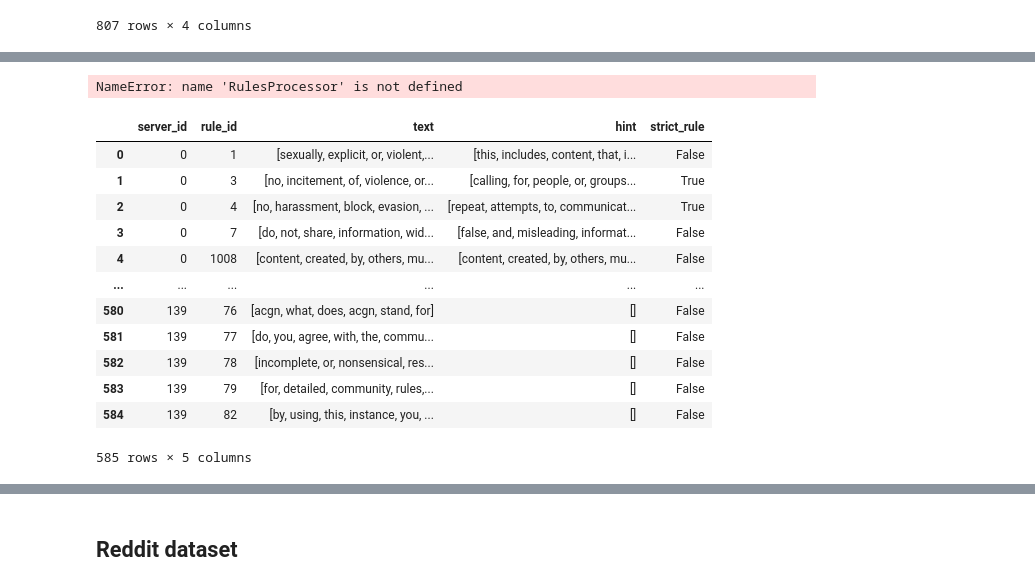
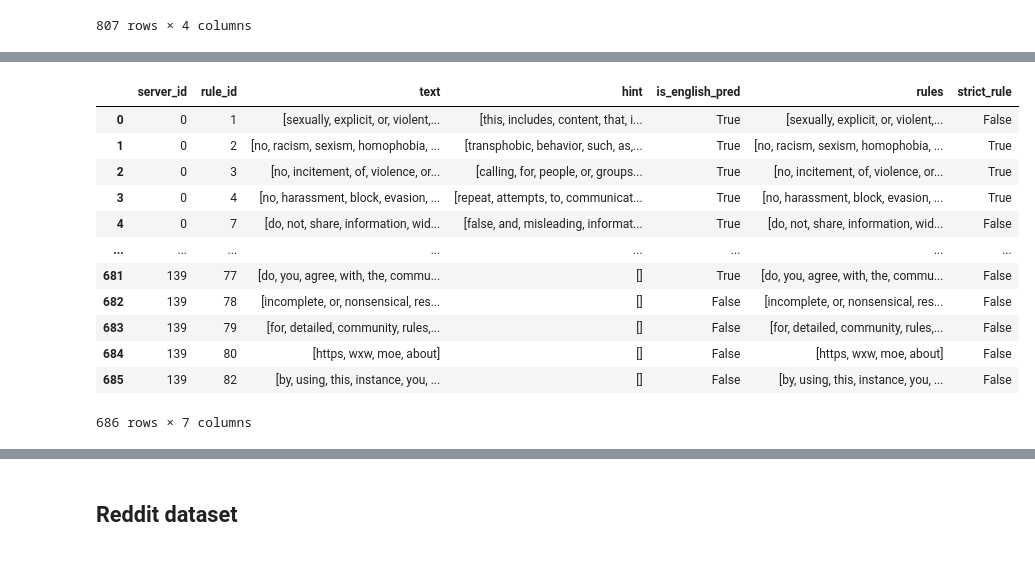
Before and after one commit to fht-epfl/socialmedia_project, a Jupyter notebook: analysis/NLP_analysis_rules.ipynb, the cells around one changed output, grey strips where cells are left out. Cells and saved outputs as stored; diff of their text form; code cells hidden in the pictures.

```diff
--- a/analysis/NLP_analysis_rules.ipynb
+++ b/analysis/NLP_analysis_rules.ipynb
@@ -310,32 +266,21 @@ df_english
 # %%
-# Process te rules for NLP
-processor = RulesProcessor(df_mastodon_en)
-rules_df = processor.extract_rules()
-standardized_df = processor.standardize_rules()
-
 # Compute strictness metrics TODO: define metrics and compute them
-standardized_df["strict_rule"] = standardized_df["text"].apply(utils.contains_strict_words)
-standardized_df
+mastodon_std_df["strict_rule"] = mastodon_std_df["text"].apply(utils.contains_strict_words)
+mastodon_std_df
 # %% [output]
+|  | server_id | rule_id | text | hint | is_english_pred | rules | strict_rule |
+| 0 | 0 | 1 | [sexually, explicit, or, violent,... | [this, includes, content, that, i... | True | [sexually, explicit, or, violent,... | False |
+| 1 | 0 | 2 | [no, racism, sexism, homophobia, ... | [transphobic, behavior, such, as,... | True | [no, racism, sexism, homophobia, ... | True |
+| 2 | 0 | 3 | [no, incitement, of, violence, or... | [calling, for, people, or, groups... | True | [no, incitement, of, violence, or... | True |
+| 3 | 0 | 4 | [no, harassment, block, evasion, ... | [repeat, attempts, to, communicat... | True | [no, harassment, block, evasion, ... | True |
+| 4 | 0 | 7 | [do, not, share, information, wid... | [false, and, misleading, informat... | True | [do, not, share, information, wid... | False |
+| ... | ... | ... | ... | ... | ... | ... | ... |
+| 681 | 139 | 77 | [do, you, agree, with, the, commu... | [] | True | [do, you, agree, with, the, commu... | False |
+| 682 | 139 | 78 | [incomplete, or, nonsensical, res... | [] | False | [incomplete, or, nonsensical, res... | False |
+| 683 | 139 | 79 | [for, detailed, community, rules,... | [] | False | [for, detailed, community, rules,... | False |
+| 684 | 139 | 80 | [https, wxw, moe, about] | [] | False | [https, wxw, moe, about] | False |
+| 685 | 139 | 82 | [by, using, this, instance, you, ... | [] | False | [by, using, this, instance, you, ... | False |
-NameError: name 'RulesProcessor' is not defined
+686 rows × 7 columns
-# %%
-# Keep only the rows from standardized_df that have a matching server_id and rule_id in df_english
-standardized_df = standardized_df.merge(df_english[["server_id", "rule_id"]], on=["server_id", "rule_id"], how='inner')
-standardized_df
-# %% [output]
-|  | server_id | rule_id | text | hint | strict_rule |
-| 0 | 0 | 1 | [sexually, explicit, or, violent,... | [this, includes, content, that, i... | False |
-| 1 | 0 | 3 | [no, incitement, of, violence, or... | [calling, for, people, or, groups... | True |
-| 2 | 0 | 4 | [no, harassment, block, evasion, ... | [repeat, attempts, to, communicat... | True |
-| 3 | 0 | 7 | [do, not, share, information, wid... | [false, and, misleading, informat... | False |
-| 4 | 0 | 1008 | [content, created, by, others, mu... | [content, created, by, others, mu... | False |
-| ... | ... | ... | ... | ... | ... |
-| 580 | 139 | 76 | [acgn, what, does, acgn, stand, for] | [] | False |
-| 581 | 139 | 77 | [do, you, agree, with, the, commu... | [] | False |
-| 582 | 139 | 78 | [incomplete, or, nonsensical, res... | [] | False |
-| 583 | 139 | 79 | [for, detailed, community, rules,... | [] | False |
-| 584 | 139 | 82 | [by, using, this, instance, you, ... | [] | False |
-585 rows × 5 columns
 # %%
 # Natural language processing
 import nltk
```
Also changed, not shown: parts of 28 cells of this notebook, 1 other file.
